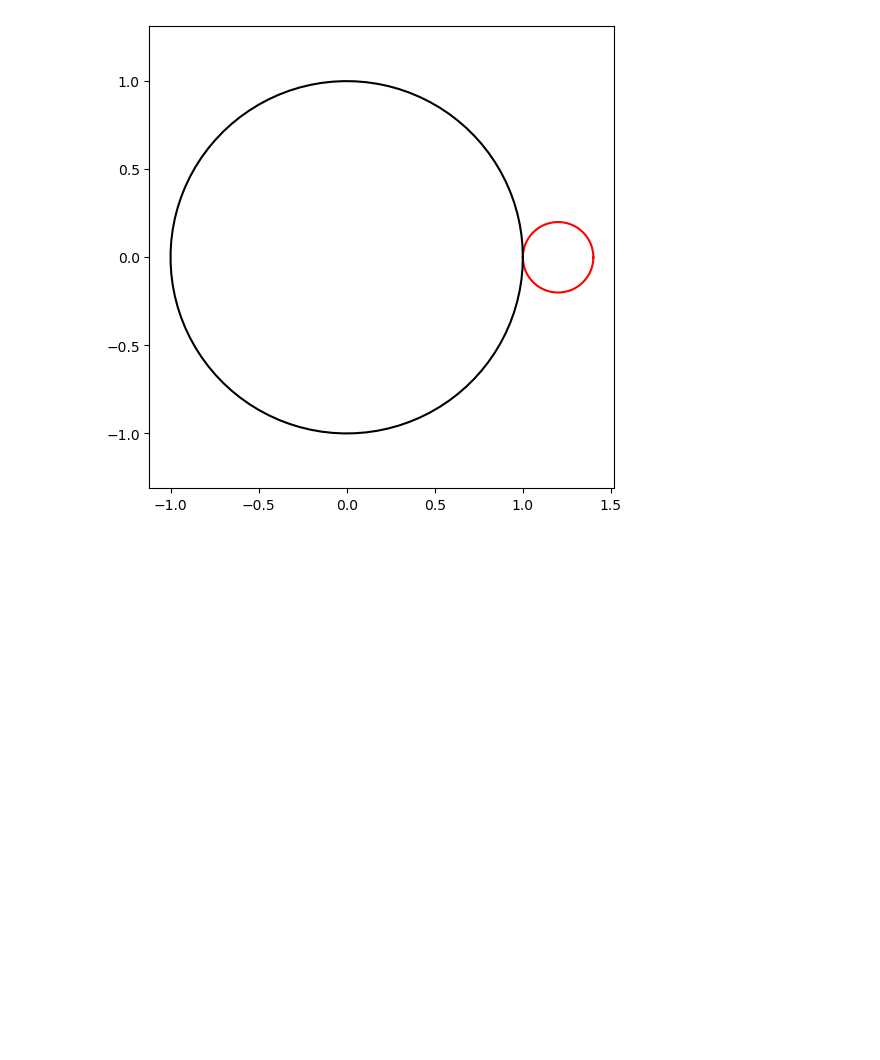
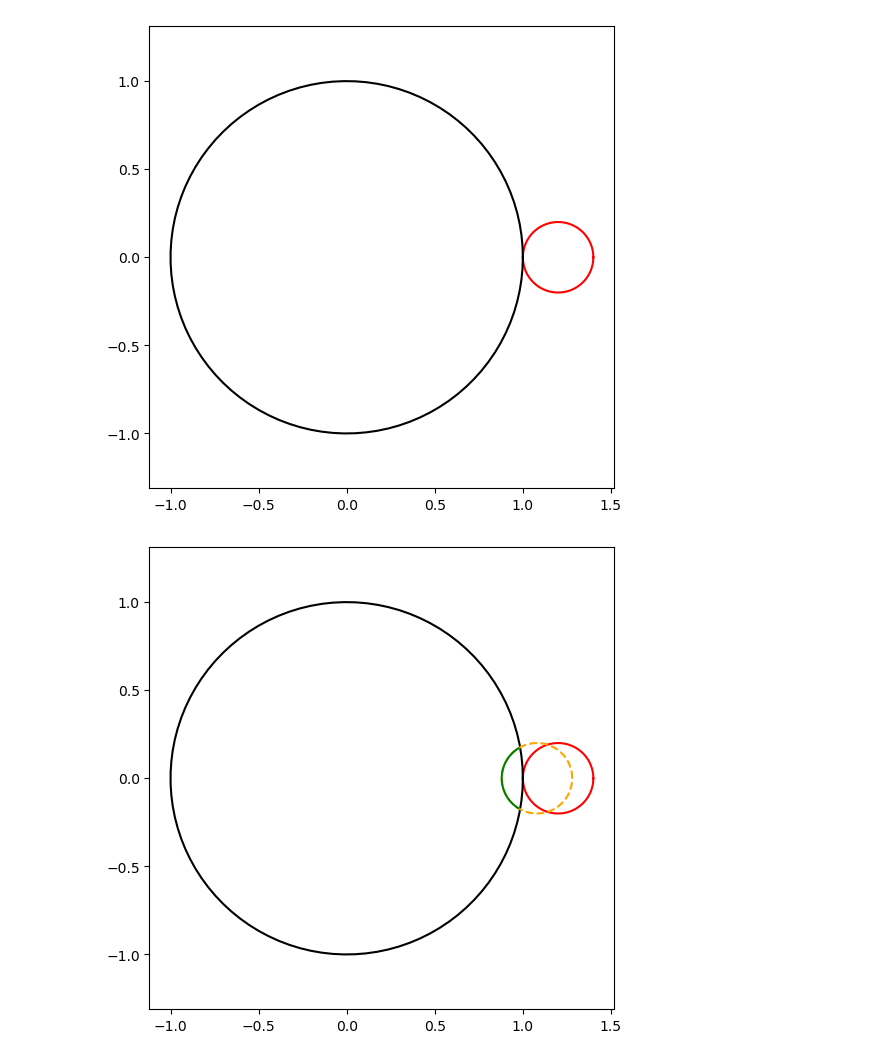
Before and after one commit to alessandroale12/Globo-Cubo, a Jupyter notebook: main_interaction.ipynb, the cells around one changed output. Cells and saved outputs as stored; diff of their text form; code cells hidden in the pictures; blank space fills up the shorter version.

Commit message:
Fixed interaction - to complete with evaluation of the final figure

```diff
--- a/main_interaction.ipynb
+++ b/main_interaction.ipynb
@@ -62,21 +62,31 @@ plt.show()
 [figure]
 # %%
 # Simulation of the interaction of a single sphere.
+import math
 
-s = 0.3 * ( 2* r_ext)
+s = 0.3 * (2*r_ext)
 d_new = r_main - s
 
-x_new_c = x_main_c + d_main_ext*np.cos(angle_ext_c)
-y_new_c = x_main_c + d_main_ext*np.cos(angle_ext_c)
+x_new_c = x_ext_c - s*np.cos(angle_ext_c)
+y_new_c = y_ext_c - s*np.sin(angle_ext_c)
 
 
-x_new  = x_new_c +  s * np.cos(theta_main)
-y_new = y_new_c + s * np.sin(theta_main)
+x_new  = x_new_c +  r_ext*  np.cos(theta_main)
+y_new  = y_new_c +  r_ext*  np.sin(theta_main)
 
+theta_aperture = np.arccos( (r_main**2 - r_ext**2 - d_new**2)/ (2 * r_ext * d_new) )
+
+theta_inner  = np.linspace(-theta_aperture, theta_aperture, N_points_ext)
+
+x_inner = x_new_c + r_ext*  np.cos(np.pi-theta_inner)
+y_inner = y_new_c + r_ext*  np.sin(np.pi-theta_inner)
 
 plt.figure(figsize=(6,6))
 plt.plot(x_ext, y_ext , color='red')
 plt.plot(x_main,y_main, color='black')
-plt.plot(x_new,y_new,   color='green')
+plt.plot(x_new,y_new, linestyle='--',  color='orange')
+plt.plot(x_inner,y_inner,color='green')
 plt.axis('equal')
 plt.show()
+# %% [output]
+[figure, added]
```
Also changed, not shown: parts of 1 cell of this notebook.
